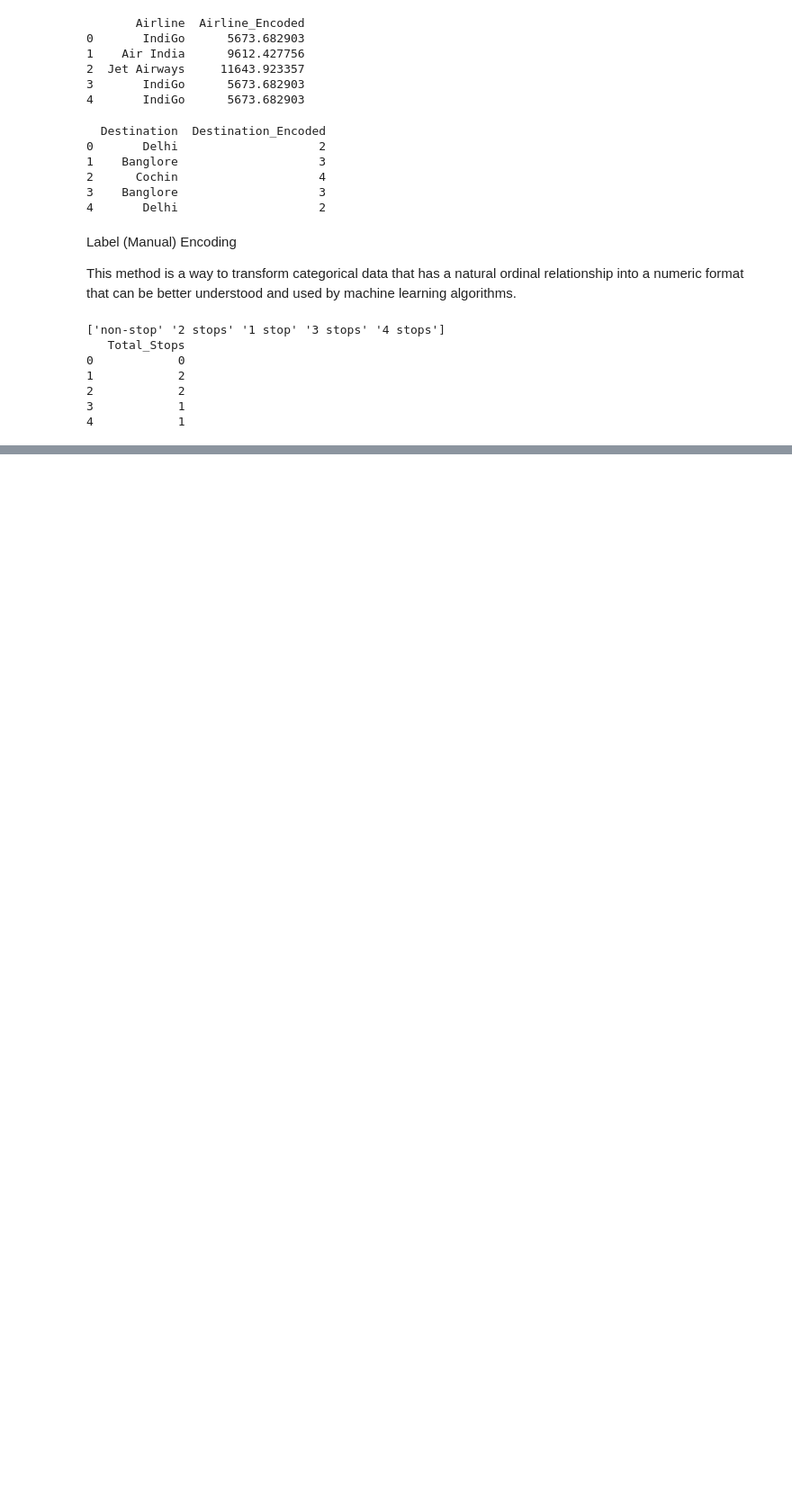
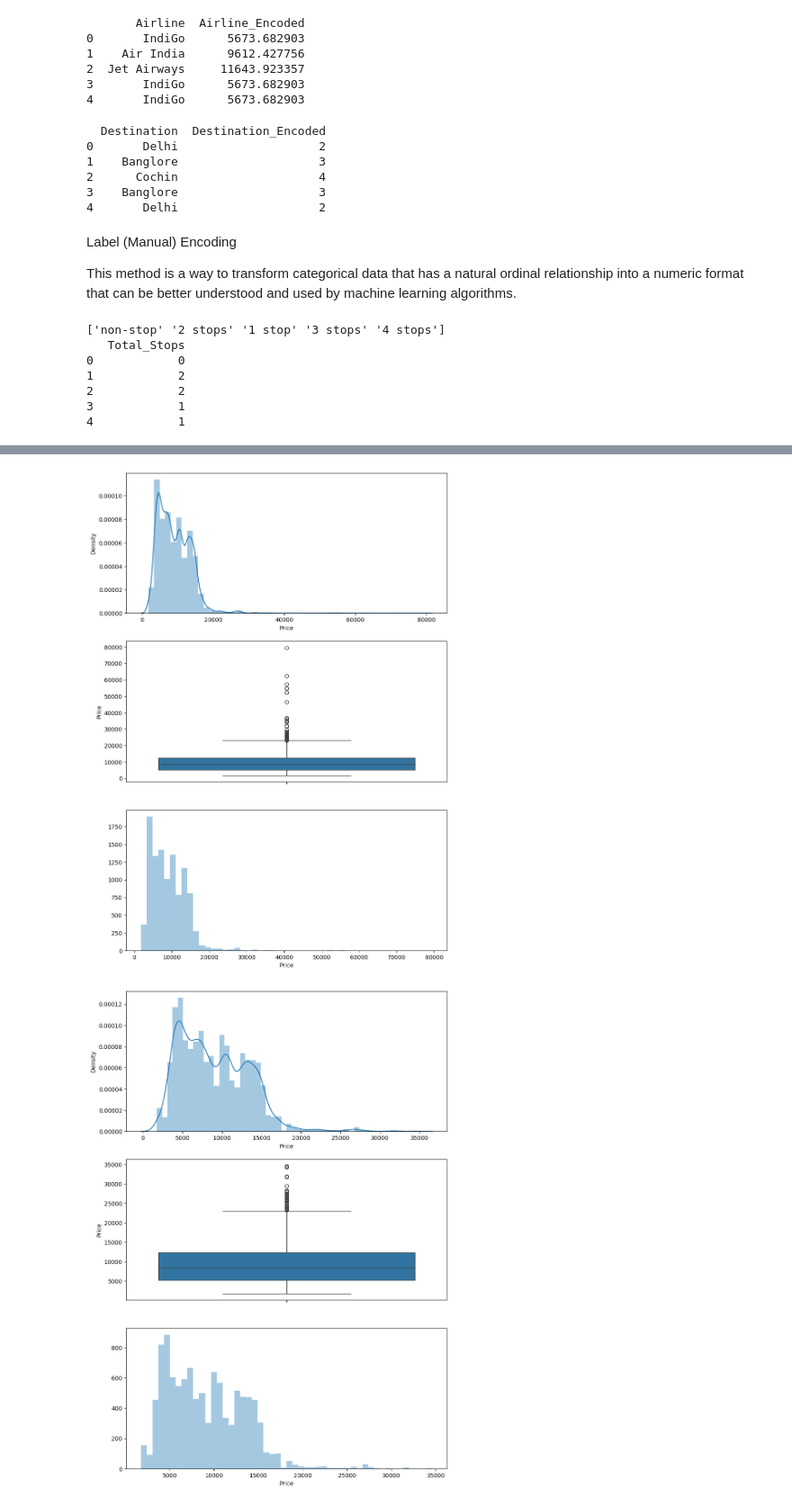
Before and after one commit to amantha6/flight-fare-detection, a Jupyter notebook: flight_prediction.ipynb, the cells around one changed output, grey strips where cells are left out. Shown at 90% size. Drawn from its saved outputs; the diff is of its cells as text; code cells hidden in the pictures; blank space fills up the shorter version.

Commit message:
oultier detection

```diff
--- a/flight_prediction.ipynb
+++ b/flight_prediction.ipynb
@@ -510,0 +518,35 @@ print(data[['Total_Stops']].head())
+# %%
+import pandas as pd
+import numpy as np
+import matplotlib.pyplot as plt
+import seaborn as sns
+
+# Load data
+# data = pd.read_csv('file_path')
+
+# Define a function to plot distribution and box plot
+def plot(df, col):
+    fig, (ax1, ax2, ax3) = plt.subplots(3, 1, figsize=(10, 15))
+    sns.distplot(df[col], ax=ax1)
+    sns.boxplot(df[col], ax=ax2)
+    sns.distplot(df[col], ax=ax3, kde=False)
+
+# Plotting 'Price' to detect outliers
+plot(data, 'Price')
+
+# Calculating IQR and defining outliers
+q1 = data['Price'].quantile(0.25)
+q3 = data['Price'].quantile(0.75)
+iqr = q3 - q1
+maximum = q3 + 1.5 * iqr
+minimum = q1 - 1.5 * iqr
+
+# Handling outliers by replacing them with the median
+median_price = data['Price'].median()
+data['Price'] = np.where(data['Price'] > 35000, median_price, data['Price'])
+
+# Re-plot to see the effect of handling outliers
+plot(data, 'Price')
+# %% [output]
+[figure, added]
+[figure, added]
```
Also changed, not shown: parts of 2 cells of this notebook.
